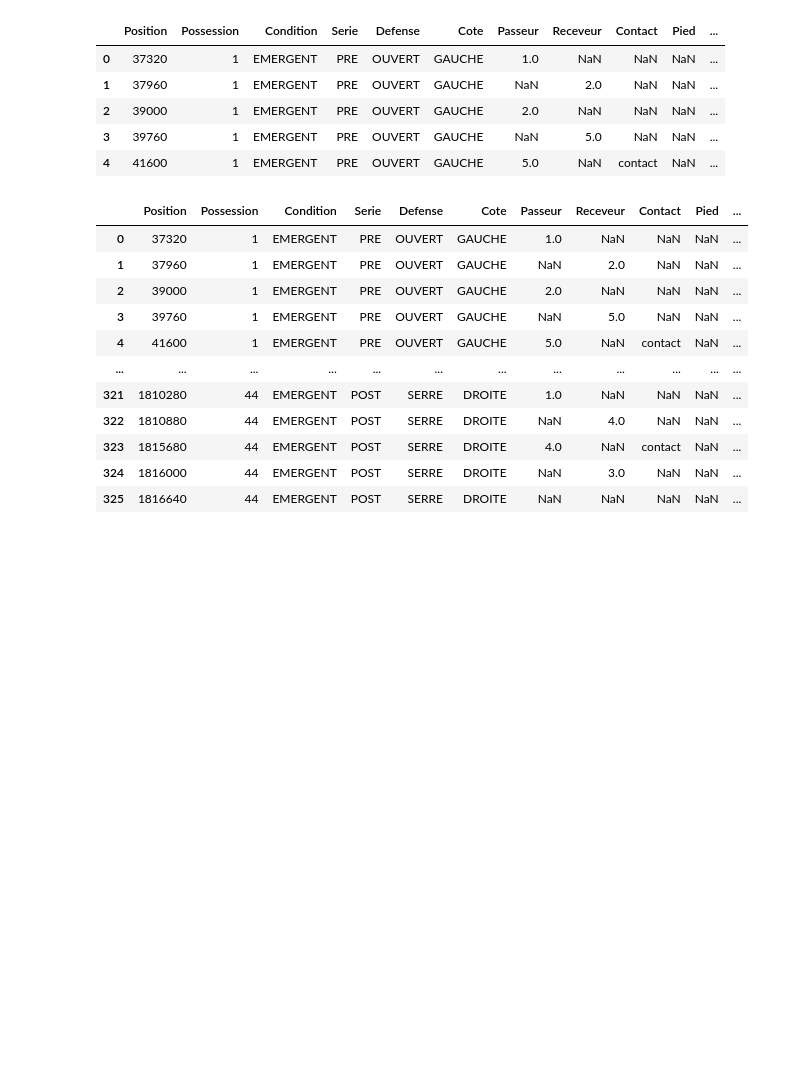
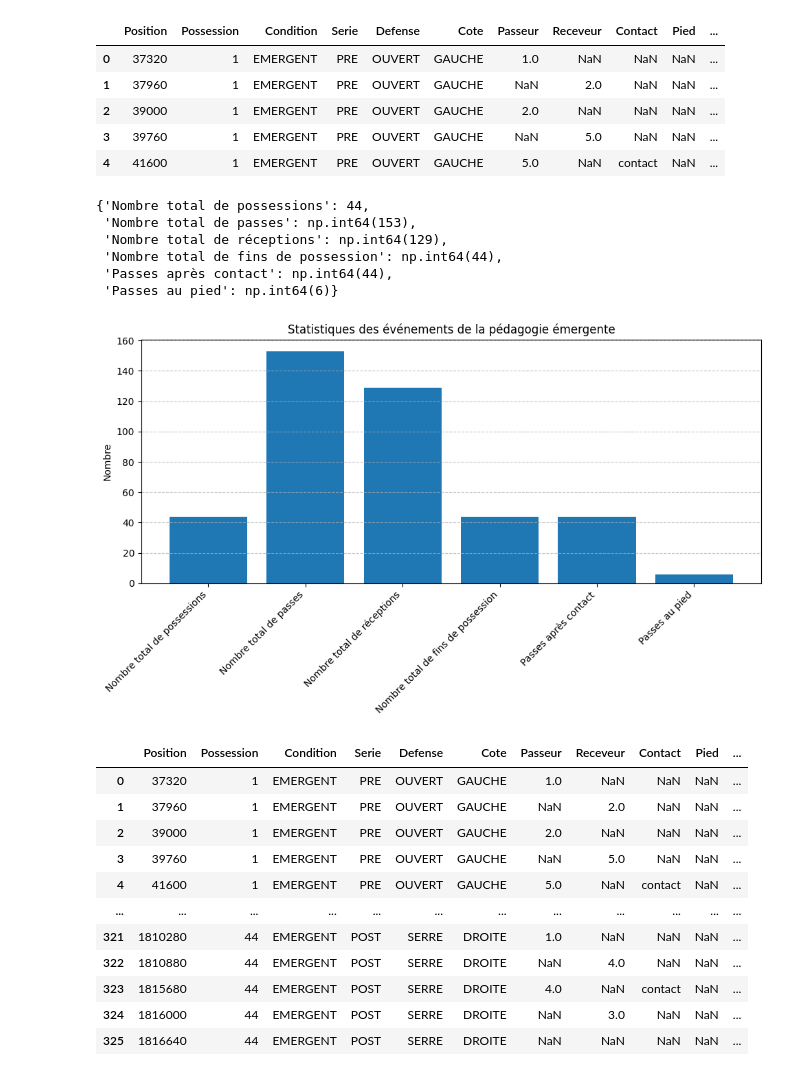
Before and after one commit to Uthmankontao/Stage_DynaTeam, a Jupyter notebook: notebooks/00_data_emergent.ipynb, the cells around one changed output. Drawn from its saved outputs; the diff is of its cells as text; code cells hidden in the pictures; blank space fills up the shorter version.

```diff
--- a/notebooks/00_data_emergent.ipynb
+++ b/notebooks/00_data_emergent.ipynb
@@ -125,3 +167,35 @@ df_events.head()
+# %%
+stats = {
+    "Nombre total de possessions": total_possessions,
+    "Nombre total de passes": total_passes,
+    "Nombre total de réceptions": total_receptions,
+    "Nombre total de fins de possession": total_fins,
+    "Passes après contact": passes_contact,
+    "Passes au pied": passes_pied
+}
+
+stats
+# %% [output]
+{'Nombre total de possessions': 44,
+ 'Nombre total de passes': np.int64(153),
+ 'Nombre total de réceptions': np.int64(129),
+ 'Nombre total de fins de possession': np.int64(44),
+ 'Passes après contact': np.int64(44),
+ 'Passes au pied': np.int64(6)}
+# %%
+labels = list(stats.keys())
+values = list(stats.values())
+
+plt.figure(figsize=(10, 6))
+plt.bar(labels, values)
+plt.title("Statistiques des événements de la pédagogie émergente")
+plt.ylabel("Nombre")
+plt.xticks(rotation=45, ha="right")
+plt.tight_layout()
+plt.grid(axis='y', linestyle='--', alpha=0.7)
+plt.show()
+# %% [output]
+[figure, added]
 # %%
 df_events['Time_s'] = df_events['Position'] / 1000
 df_events
```
Also changed, not shown: parts of 7 cells of this notebook, 6 other files.
